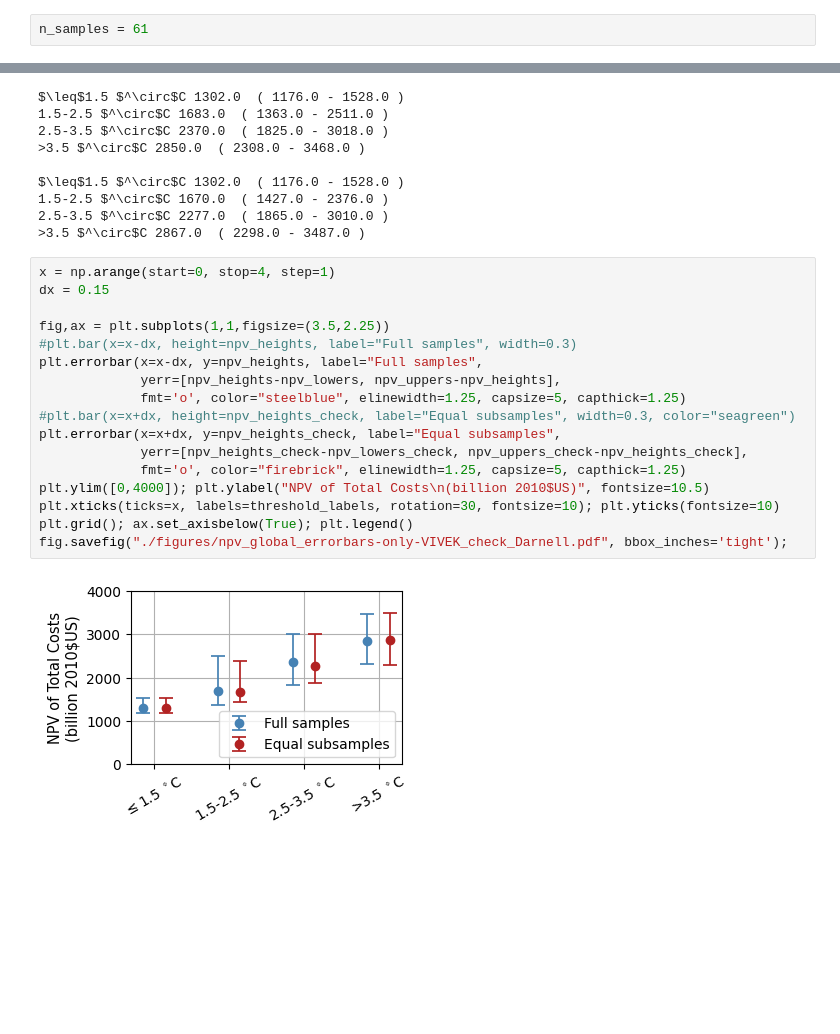
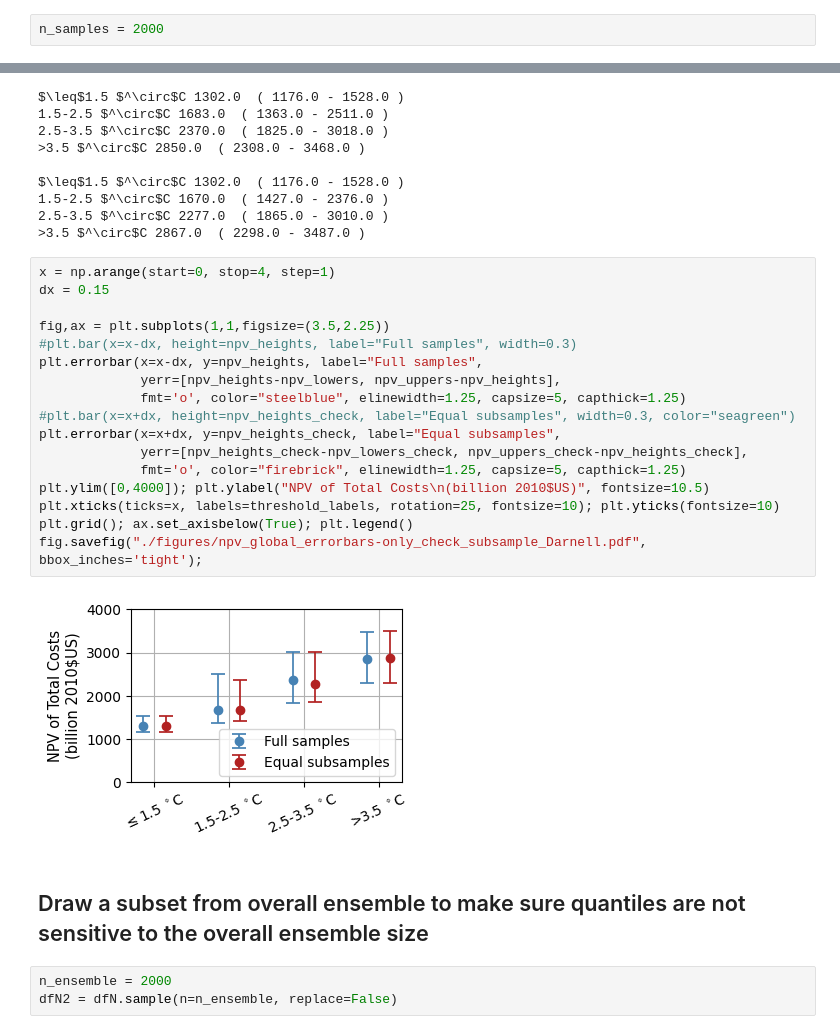
Before and after one commit to raddleverse/tempthresholds, a Jupyter notebook: analysis_darnell.ipynb, the cells around one changed output, grey strips where cells are left out. Saved outputs shown, nothing was run; the diff lists cells and outputs as text; blank space fills up the shorter version.

Commit message:
smaller ensemble supplemental experiment

```diff
--- a/analysis_darnell.ipynb
+++ b/analysis_darnell.ipynb
@@ -297,7 +297,7 @@ print(3.5,len(dfN.loc[dfN.temp2100 > 3.5]), len(dfN.loc[dfN.temp2100 > 3.5])/len
 # %% [markdown]
 ## Draw equal-sized subsets from each threshold to make sure quantiles are not sensitive to the sample sizes
 # %%
-n_samples = 61
+n_samples = 2000
 # %% [markdown]
 Heights for bar graph
 # %%
@@ -341,19 +341,24 @@ $\leq$1.5 $^\circ$C 1302.0  ( 1176.0 - 1528.0 )
 # %%
 x = np.arange(start=0, stop=4, step=1)
 dx = 0.15
 
 fig,ax = plt.subplots(1,1,figsize=(3.5,2.25))
 #plt.bar(x=x-dx, height=npv_heights, label="Full samples", width=0.3)
 plt.errorbar(x=x-dx, y=npv_heights, label="Full samples",
              yerr=[npv_heights-npv_lowers, npv_uppers-npv_heights],
              fmt='o', color="steelblue", elinewidth=1.25, capsize=5, capthick=1.25)
 #plt.bar(x=x+dx, height=npv_heights_check, label="Equal subsamples", width=0.3, color="seagreen")
 plt.errorbar(x=x+dx, y=npv_heights_check, label="Equal subsamples",
              yerr=[npv_heights_check-npv_lowers_check, npv_uppers_check-npv_heights_check],
              fmt='o', color="firebrick", elinewidth=1.25, capsize=5, capthick=1.25)
 plt.ylim([0,4000]); plt.ylabel("NPV of Total Costs\n(billion 2010$US)", fontsize=10.5)
-plt.xticks(ticks=x, labels=threshold_labels, rotation=30, fontsize=10); plt.yticks(fontsize=10)
+plt.xticks(ticks=x, labels=threshold_labels, rotation=25, fontsize=10); plt.yticks(fontsize=10)
 plt.grid(); ax.set_axisbelow(True); plt.legend()
-fig.savefig("./figures/npv_global_errorbars-only-VIVEK_check_Darnell.pdf", bbox_inches='tight');
+fig.savefig("./figures/npv_global_errorbars-only_check_subsample_Darnell.pdf", bbox_inches='tight');
 # %% [output]
-[figure, old version]
+[figure, new version]
+# %% [markdown]
+## Draw a subset from overall ensemble to make sure quantiles are not sensitive to the overall ensemble size
+# %%
+n_ensemble = 2000
+dfN2 = dfN.sample(n=n_ensemble, replace=False)
```
Also changed, not shown: parts of 5 cells of this notebook.
